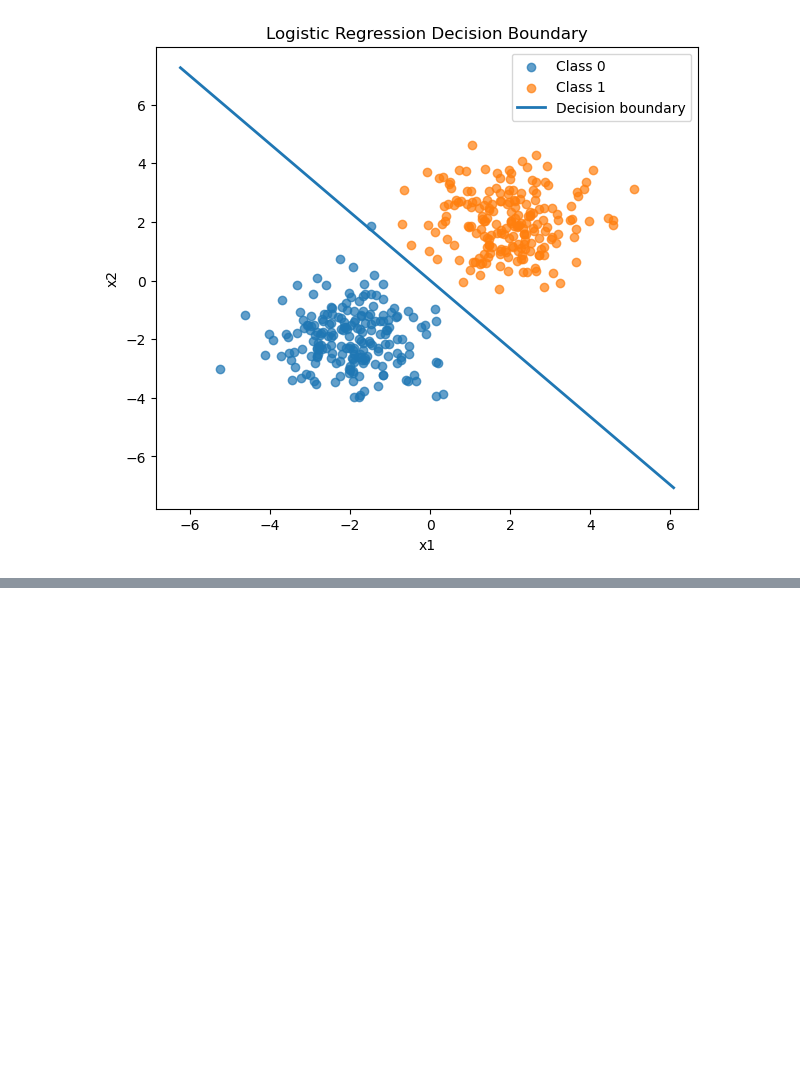
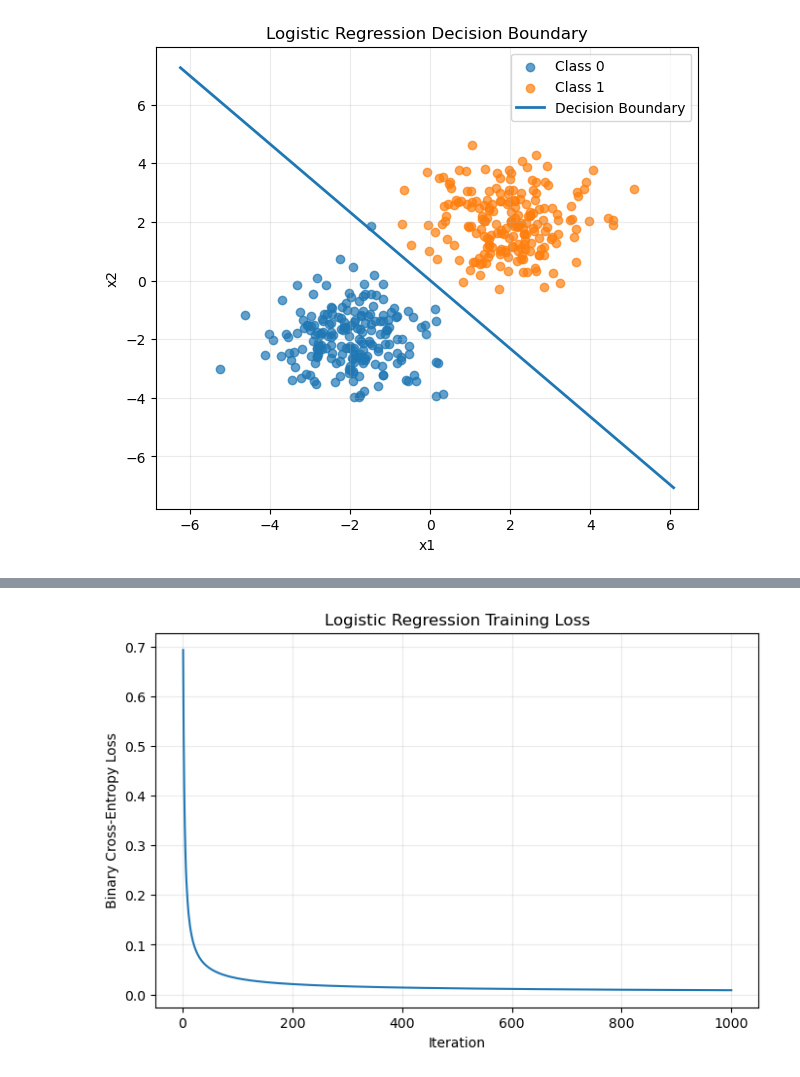
Before and after one commit to sun15565/deep_learning, a Jupyter notebook: HW01-20234080114-刘佳雨.ipynb, the cells around one changed output, grey strips where cells are left out. Saved outputs shown, nothing was run; the diff lists cells and outputs as text; code cells hidden in the pictures; blank space fills up the shorter version.

```diff
--- a/HW01-20234080114-刘佳雨.ipynb
+++ b/HW01-20234080114-刘佳雨.ipynb
@@ -391,0 +560,20 @@ plt.show()
+# %%
+from sklearn.metrics import confusion_matrix
+
+cm = confusion_matrix(y_test, y_pred)
+
+plt.figure(figsize=(8, 6))
+plt.imshow(cm, interpolation="nearest")
+plt.title("Confusion Matrix of Softmax Regression")
+plt.colorbar()
+plt.xlabel("Predicted label")
+plt.ylabel("True label")
+plt.xticks(range(10))
+plt.yticks(range(10))
+
+for i in range(cm.shape[0]):
+    for j in range(cm.shape[1]):
+        plt.text(j, i, str(cm[i, j]), ha="center", va="center", fontsize=8)
+
+plt.tight_layout()
+plt.show()
@@ -455,6 +670,8 @@ import numpy as np
 import matplotlib.pyplot as plt
 
 np.random.seed(42)
+
+print("========== 6.2 编程题：从零实现二分类逻辑回归 ==========")
 
 # 1. 生成线性可分数据
 n_per_class = 200
@@ -468,7 +685,7 @@ perm = np.random.permutation(len(X))
 X = X[perm]
 y = y[perm]
 
-# 2. sigmoid 与二元交叉熵
+# 2. 定义 sigmoid 与二元交叉熵
 def sigmoid(z):
     return 1 / (1 + np.exp(-z))
 
@@ -477,15 +694,19 @@ def binary_cross_entropy(y_true, y_pred):
     y_pred = np.clip(y_pred, eps, 1 - eps)
     return -np.mean(y_true * np.log(y_pred) + (1 - y_true) * np.log(1 - y_pred))
 
-# 3. 梯度下降学习参数
+# 3. 梯度下降优化
 w = np.zeros(2)
 b = 0.0
 lr = 0.1
 num_iters = 1000
+losses = []
 
 for i in range(num_iters):
     z = X @ w + b
     y_pred = sigmoid(z)
+
+    loss = binary_cross_entropy(y, y_pred)
+    losses.append(loss)
 
     dw = X.T @ (y_pred - y) / len(X)
     db = np.mean(y_pred - y)
@@ -493,32 +714,44 @@ for i in range(num_iters):
     w -= lr * dw
     b -= lr * db
 
-# 4. 绘制决策边界
+# 4. 新生成测试集并计算准确率
+test_class0 = np.random.randn(50, 2) + np.array([-2, -2])
+test_class1 = np.random.randn(50, 2) + np.array([2, 2])
+X_test = np.vstack([test_class0, test_class1])
+y_test = np.hstack([np.zeros(50), np.ones(50)])
+
+test_pred_prob = sigmoid(X_test @ w + b)
+test_pred = (test_pred_prob >= 0.5).astype(int)
+acc = np.mean(test_pred == y_test)
+
+print("学习到的参数：")
+print("w =", w)
+print("b =", b)
+print("测试集准确率 =", acc)
+
+# 决策边界图
 plt.figure(figsize=(7, 6))
 plt.scatter(class0[:, 0], class0[:, 1], alpha=0.7, label="Class 0")
 plt.scatter(class1[:, 0], class1[:, 1], alpha=0.7, label="Class 1")
 
-x1_vals = np.array([X[:, 0].min() - 1, X[:, 0].max() + 1])
-x2_vals = -(w[0] * x1_vals + b) / w[1]
-plt.plot(x1_vals, x2_vals, linewidth=2, label="Decision boundary")
+x_min, x_max = X[:, 0].min() - 1, X[:, 0].max() + 1
+xs = np.linspace(x_min, x_max, 200)
+ys = -(w[0] * xs + b) / w[1]
+plt.plot(xs, ys, linewidth=2, label="Decision Boundary")
 
 plt.xlabel("x1")
 plt.ylabel("x2")
 plt.title("Logistic Regression Decision Boundary")
 plt.legend()
+plt.grid(alpha=0.25)
 plt.show()
 
-# 5. 在测试集上评估
-test0 = np.random.randn(50, 2) + np.array([-2, -2])
-test1 = np.random.randn(50, 2) + np.array([2, 2])
-X_test = np.vstack([test0, test1])
-y_test = np.hstack([np.zeros(50), np.ones(50)])
-
-test_pred = (sigmoid(X_test @ w + b) >= 0.5).astype(int)
-acc = np.mean(test_pred == y_test)
-
-print("测试集准确率 =", acc)
-print("训练完成后的参数：")
-print("w =", w)
-print("b =", b)
+# 损失曲线
+plt.figure(figsize=(8, 5))
+plt.plot(range(1, num_iters + 1), losses)
+plt.xlabel("Iteration")
+plt.ylabel("Binary Cross-Entropy Loss")
+plt.title("Logistic Regression Training Loss")
+plt.grid(alpha=0.25)
+plt.show()
 # %% [output]
@@ -529,0 +764 @@ b = -0.004148600563620097
+[figure, added]
```
Also changed, not shown: parts of 26 cells of this notebook.
